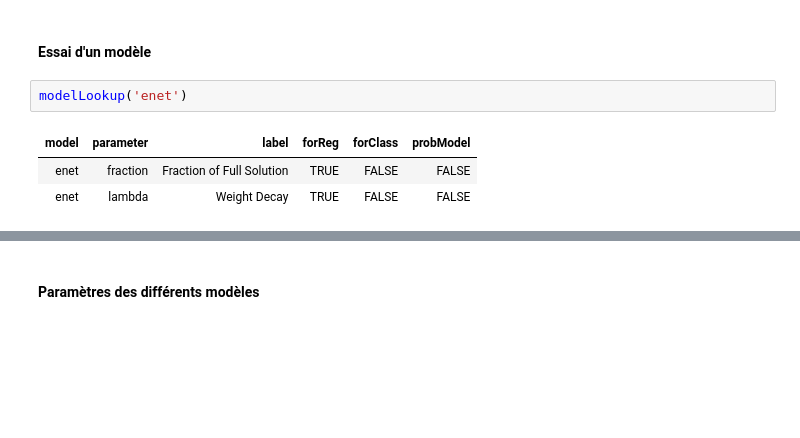
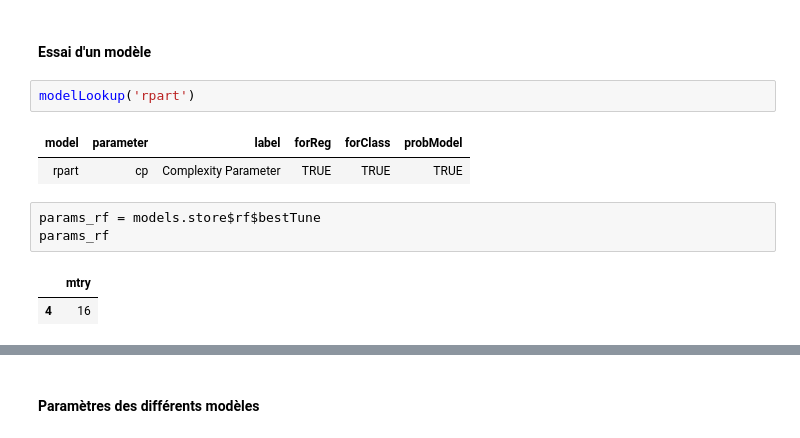
Before and after one commit to YunfeiZHAO/SY19_projet2, a Jupyter notebook: 2.regression.ipynb, the cells around one changed output, grey strips where cells are left out. Saved outputs shown, nothing was run; the diff lists cells and outputs as text; blank space fills up the shorter version.

Commit message:
Add best regression model

```diff
--- a/2.regression.ipynb
+++ b/2.regression.ipynb
@@ -479,11 +669,16 @@ Regression avec variables qualitatives
 # %% [markdown]
 #### Essai d'un modèle
 # %%
-modelLookup('enet')
+modelLookup('rpart')
 # %% [output]
 | model | parameter | label | forReg | forClass | probModel |
-| enet | fraction | Fraction of Full Solution | TRUE | FALSE | FALSE |
-| enet | lambda | Weight Decay | TRUE | FALSE | FALSE |
+| rpart | cp | Complexity Parameter | TRUE | TRUE | TRUE |
+# %%
+params_rf = models.store$rf$bestTune
+params_rf
+# %% [output]
+|  | mtry |
+| 4 | 16 |
 # %%
 # Try one model
 params = list(
```
Also changed, not shown: parts of 36 cells of this notebook, 1 other file.
